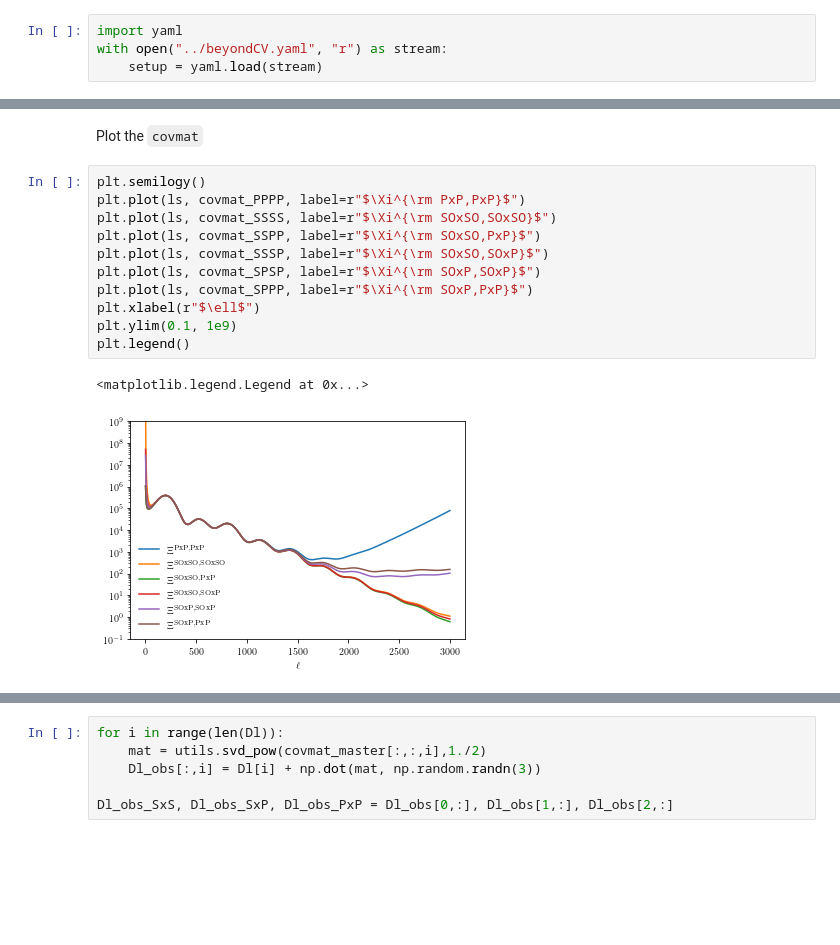
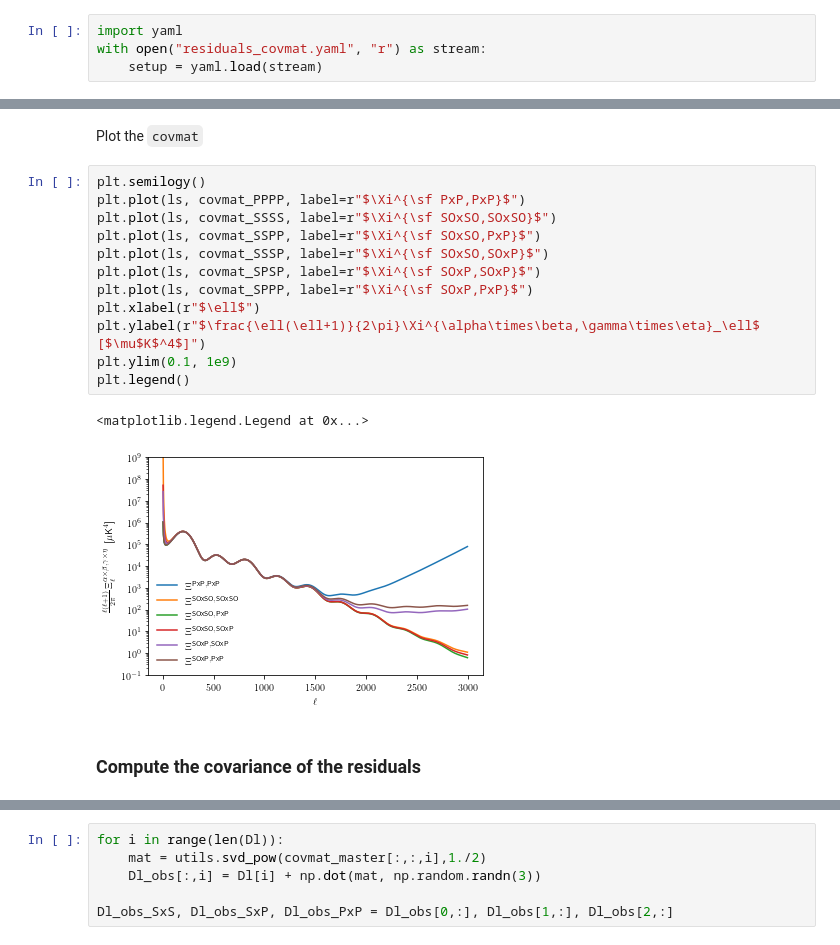
Before and after one commit to xgarrido/beyondCV, a Jupyter notebook: notebooks/residuals_covmat.ipynb, the cells around one changed output, grey strips where cells are left out. Saved outputs shown, nothing was run; the diff lists cells and outputs as text; blank space fills up the shorter version.

```diff
--- a/notebooks/residuals_covmat.ipynb
+++ b/notebooks/residuals_covmat.ipynb
@@ -4,7 +4,7 @@
 ### Load yaml file
 # %%
 import yaml
-with open("../beyondCV.yaml", "r") as stream:
+with open("residuals_covmat.yaml", "r") as stream:
     setup = yaml.load(stream)
 # %% [markdown]
 ### Generation of CMB spectrum
@@ -86,15 +82,18 @@ covmat_master[2,2,:] = covmat_PPPP
 Plot the `covmat`
 # %%
 plt.semilogy()
-plt.plot(ls, covmat_PPPP, label=r"$\Xi^{\rm PxP,PxP}$")
-plt.plot(ls, covmat_SSSS, label=r"$\Xi^{\rm SOxSO,SOxSO}$")
-plt.plot(ls, covmat_SSPP, label=r"$\Xi^{\rm SOxSO,PxP}$")
-plt.plot(ls, covmat_SSSP, label=r"$\Xi^{\rm SOxSO,SOxP}$")
-plt.plot(ls, covmat_SPSP, label=r"$\Xi^{\rm SOxP,SOxP}$")
-plt.plot(ls, covmat_SPPP, label=r"$\Xi^{\rm SOxP,PxP}$")
+plt.plot(ls, covmat_PPPP, label=r"$\Xi^{\sf PxP,PxP}$")
+plt.plot(ls, covmat_SSSS, label=r"$\Xi^{\sf SOxSO,SOxSO}$")
+plt.plot(ls, covmat_SSPP, label=r"$\Xi^{\sf SOxSO,PxP}$")
+plt.plot(ls, covmat_SSSP, label=r"$\Xi^{\sf SOxSO,SOxP}$")
+plt.plot(ls, covmat_SPSP, label=r"$\Xi^{\sf SOxP,SOxP}$")
+plt.plot(ls, covmat_SPPP, label=r"$\Xi^{\sf SOxP,PxP}$")
 plt.xlabel(r"$\ell$")
+plt.ylabel(r"$\frac{\ell(\ell+1)}{2\pi}\Xi^{\alpha\times\beta,\gamma\times\eta}_\ell$ [$\mu$K$^4$]")
 plt.ylim(0.1, 1e9)
 plt.legend()
 # %% [output]
 <matplotlib.legend.Legend at 0x...>
-[figure, old version]
+[figure, new version]
+# %% [markdown]
+### Compute the covariance of the residuals
```
Also changed, not shown: parts of 14 cells of this notebook, 2 other files.
